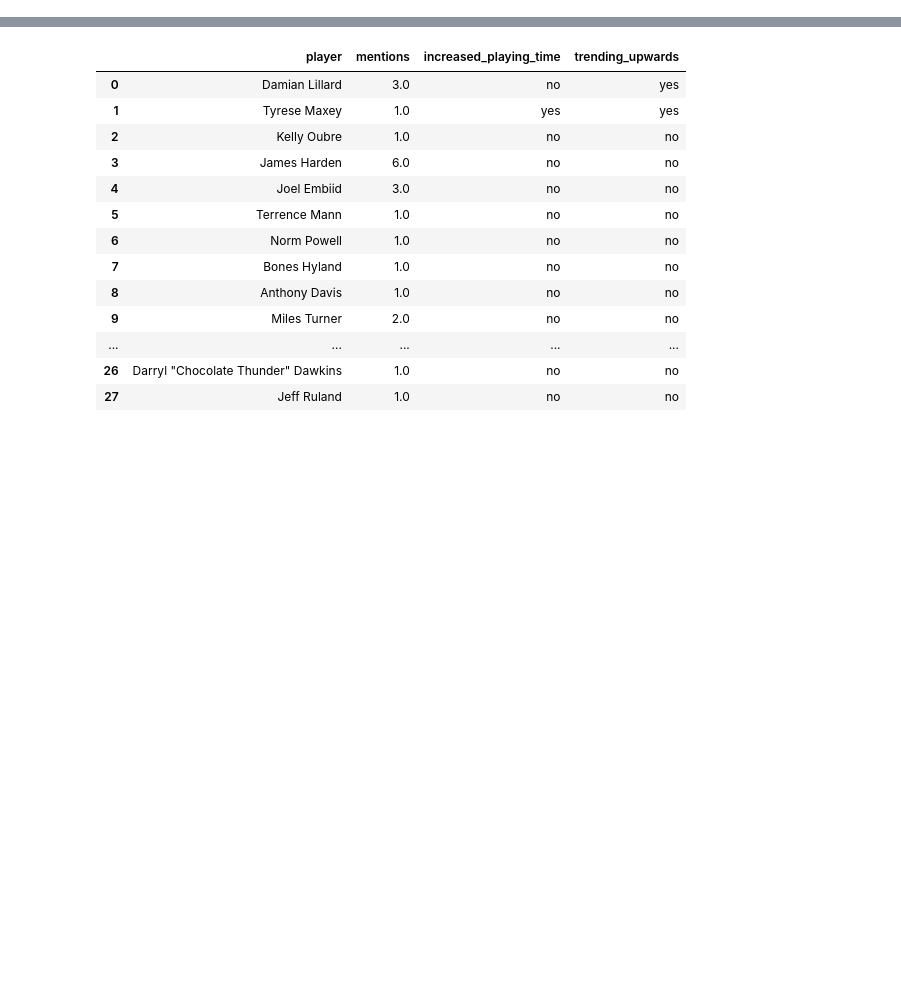
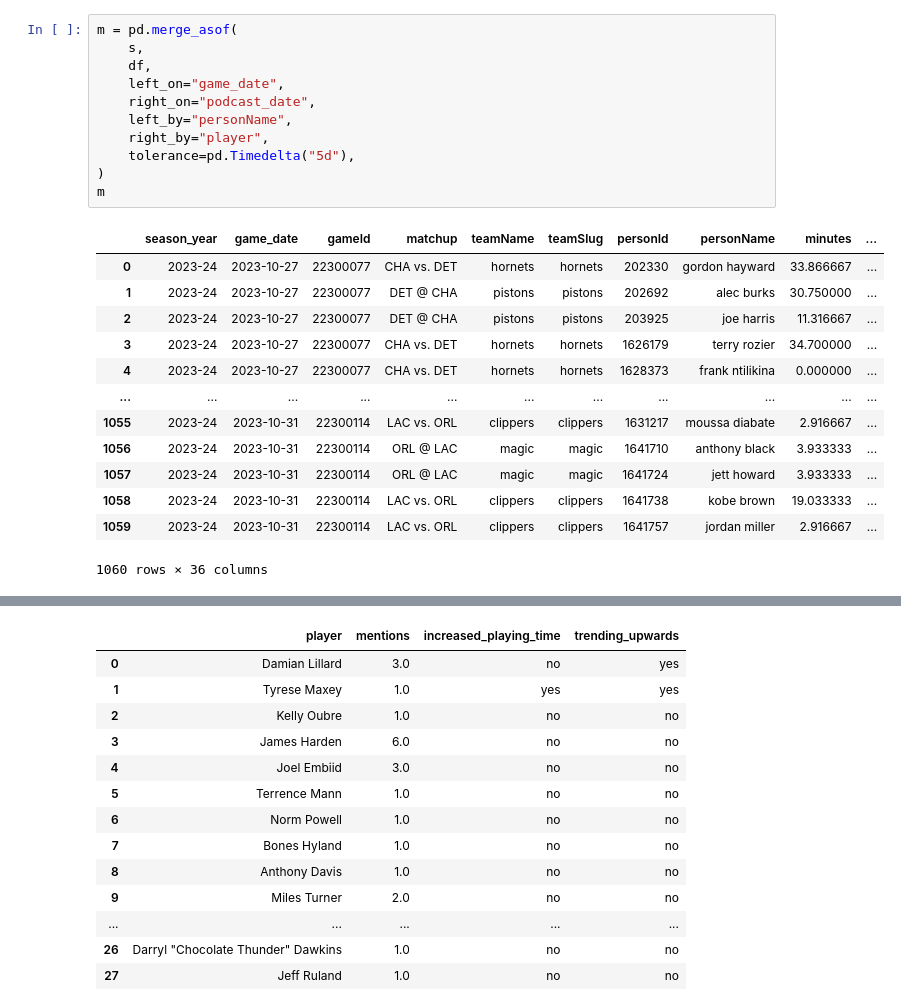
Before and after one commit to patcao/FantasyPodcastInsights, a Jupyter notebook: notebooks/LLM-Call-Test.ipynb, the cells around one changed output, grey strips where cells are left out. Cells and saved outputs as stored; diff of their text form; blank space fills up the shorter version.

```diff
--- a/notebooks/LLM-Call-Test.ipynb
+++ b/notebooks/LLM-Call-Test.ipynb
@@ -190,0 +265,25 @@ df
+# %%
+m = pd.merge_asof(
+    s,
+    df,
+    left_on="game_date",
+    right_on="podcast_date",
+    left_by="personName",
+    right_by="player",
+    tolerance=pd.Timedelta("5d"),
+)
+m
+# %% [output]
+|  | season_year | game_date | gameId | matchup | teamName | teamSlug | personId | personName | minutes | ... |
+| 0 | 2023-24 | 2023-10-27 | 22300077 | CHA vs. DET | hornets | hornets | 202330 | gordon hayward | 33.866667 | ... |
+| 1 | 2023-24 | 2023-10-27 | 22300077 | DET @ CHA | pistons | pistons | 202692 | alec burks | 30.750000 | ... |
+| 2 | 2023-24 | 2023-10-27 | 22300077 | DET @ CHA | pistons | pistons | 203925 | joe harris | 11.316667 | ... |
+| 3 | 2023-24 | 2023-10-27 | 22300077 | CHA vs. DET | hornets | hornets | 1626179 | terry rozier | 34.700000 | ... |
+| 4 | 2023-24 | 2023-10-27 | 22300077 | CHA vs. DET | hornets | hornets | 1628373 | frank ntilikina | 0.000000 | ... |
+| ... | ... | ... | ... | ... | ... | ... | ... | ... | ... | ... |
+| 1055 | 2023-24 | 2023-10-31 | 22300114 | LAC vs. ORL | clippers | clippers | 1631217 | moussa diabate | 2.916667 | ... |
+| 1056 | 2023-24 | 2023-10-31 | 22300114 | ORL @ LAC | magic | magic | 1641710 | anthony black | 3.933333 | ... |
+| 1057 | 2023-24 | 2023-10-31 | 22300114 | ORL @ LAC | magic | magic | 1641724 | jett howard | 3.933333 | ... |
+| 1058 | 2023-24 | 2023-10-31 | 22300114 | LAC vs. ORL | clippers | clippers | 1641738 | kobe brown | 19.033333 | ... |
+| 1059 | 2023-24 | 2023-10-31 | 22300114 | LAC vs. ORL | clippers | clippers | 1641757 | jordan miller | 2.916667 | ... |
+1060 rows × 36 columns
```
Also changed, not shown: parts of 26 cells of this notebook, 6 other files.
